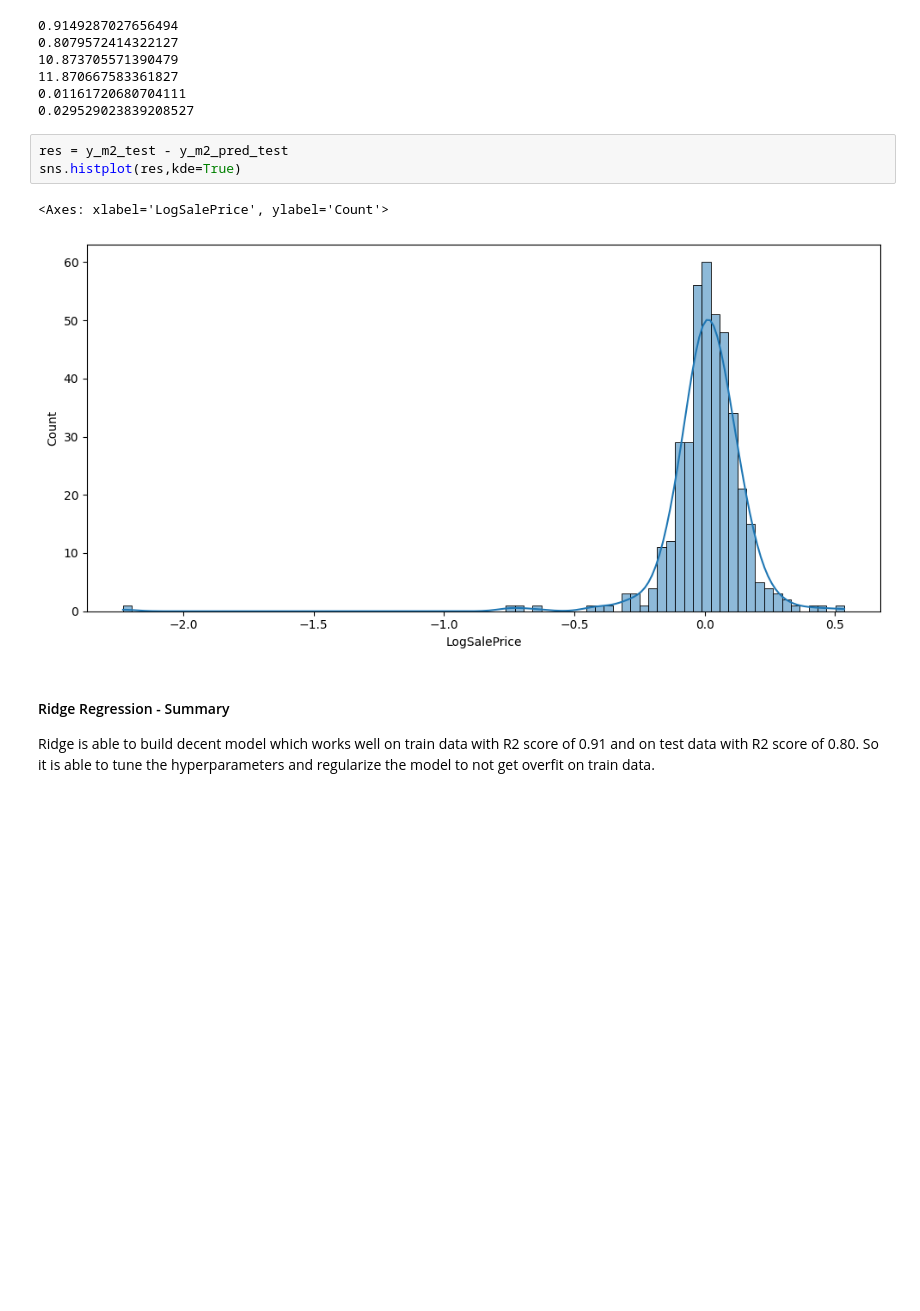
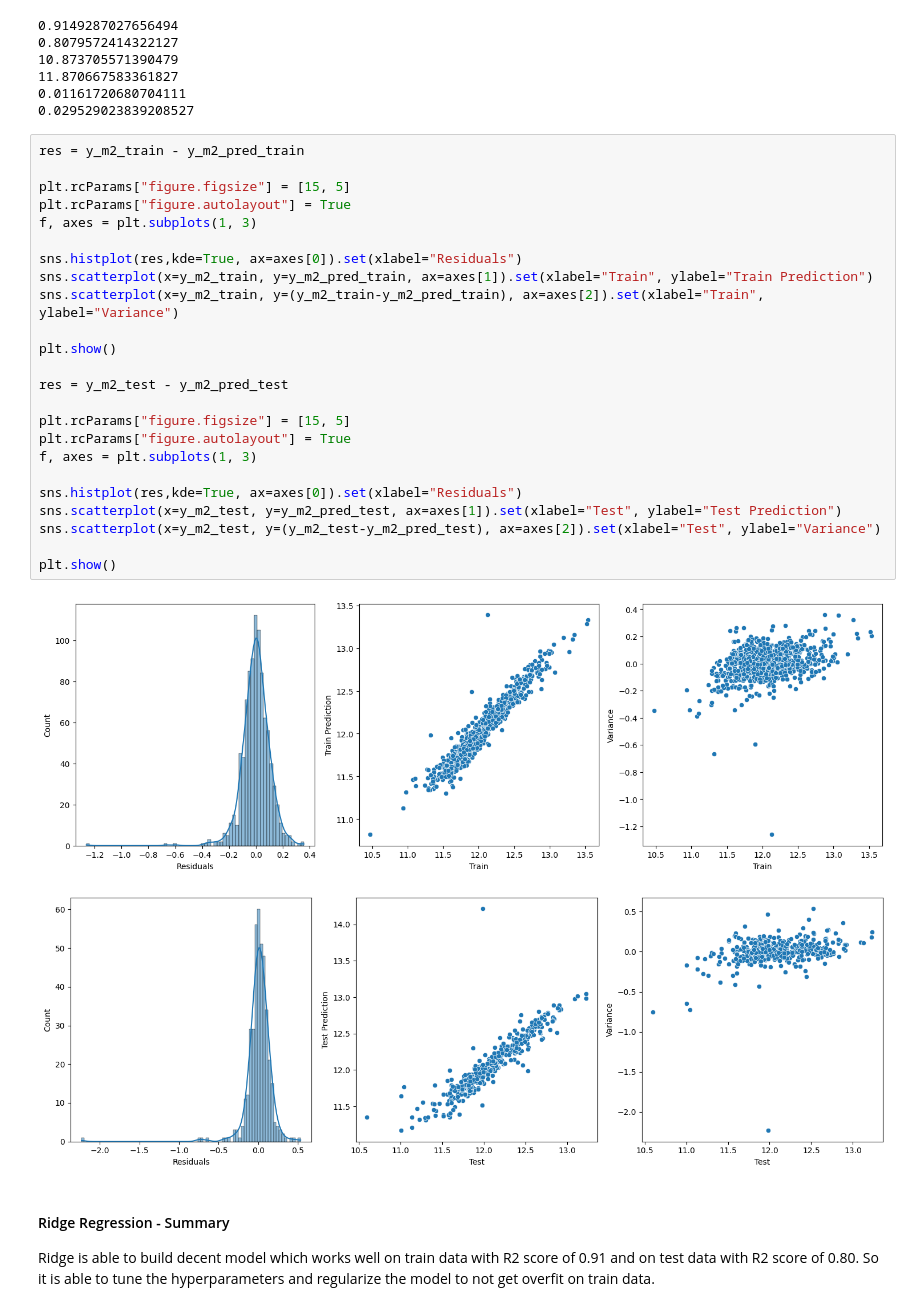
Before and after one commit to porechajp/advanced_regression, a Jupyter notebook: housing_price_advreg.ipynb, the cells around one changed output. Cells and saved outputs as stored; diff of their text form; blank space fills up the shorter version.

```diff
--- a/housing_price_advreg.ipynb
+++ b/housing_price_advreg.ipynb
@@ -1436,11 +1559,32 @@ metric2.append(mse_test_lr**0.5)
 0.01161720680704111
 0.029529023839208527
 # %%
+res = y_m2_train - y_m2_pred_train
+
+plt.rcParams["figure.figsize"] = [15, 5]
+plt.rcParams["figure.autolayout"] = True
+f, axes = plt.subplots(1, 3)
+
+sns.histplot(res,kde=True, ax=axes[0]).set(xlabel="Residuals")
+sns.scatterplot(x=y_m2_train, y=y_m2_pred_train, ax=axes[1]).set(xlabel="Train", ylabel="Train Prediction")
+sns.scatterplot(x=y_m2_train, y=(y_m2_train-y_m2_pred_train), ax=axes[2]).set(xlabel="Train", ylabel="Variance")
+
+plt.show()
+
 res = y_m2_test - y_m2_pred_test
-sns.histplot(res,kde=True)
+
+plt.rcParams["figure.figsize"] = [15, 5]
+plt.rcParams["figure.autolayout"] = True
+f, axes = plt.subplots(1, 3)
+
+sns.histplot(res,kde=True, ax=axes[0]).set(xlabel="Residuals")
+sns.scatterplot(x=y_m2_test, y=y_m2_pred_test, ax=axes[1]).set(xlabel="Test", ylabel="Test Prediction")
+sns.scatterplot(x=y_m2_test, y=(y_m2_test-y_m2_pred_test), ax=axes[2]).set(xlabel="Test", ylabel="Variance")
+
+plt.show()
 # %% [output]
-<Axes: xlabel='LogSalePrice', ylabel='Count'>
-[figure, old version]
+[figure, new version]
+[figure, added]
 # %% [markdown]
 #### Ridge Regression - Summary
 
```
Also changed, not shown: parts of 18 cells of this notebook.
